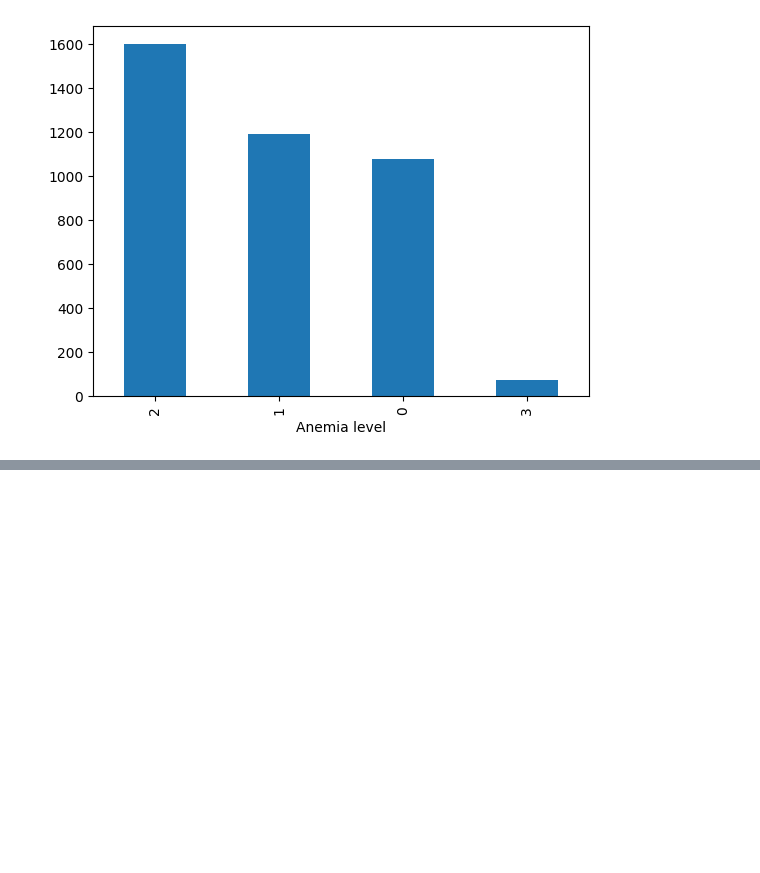
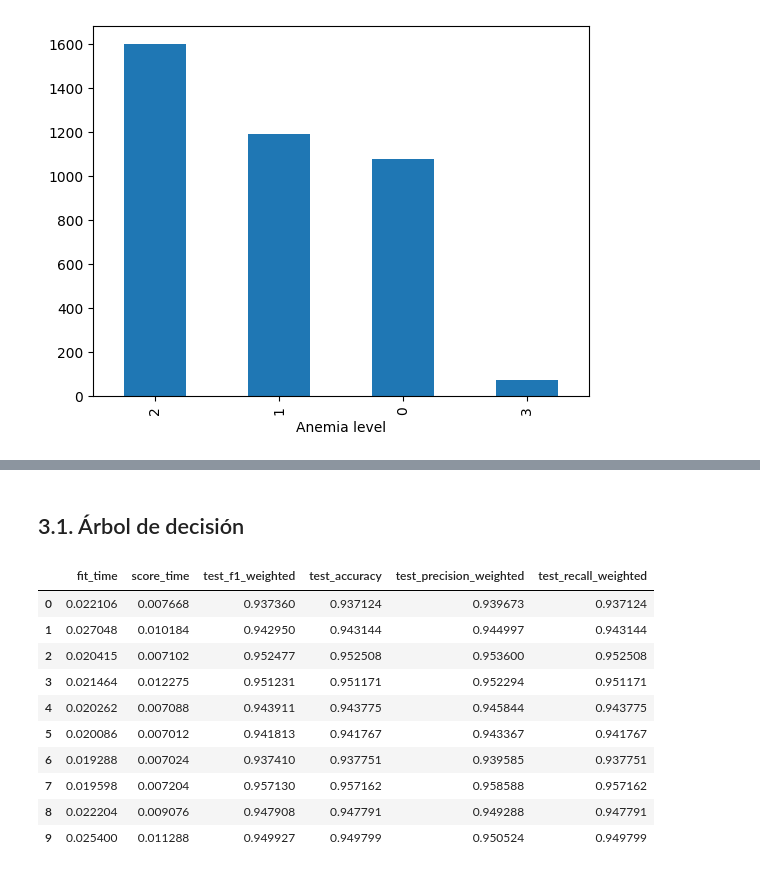
Before and after one commit to samuelperezh/factores-anemia-mineria, a Jupyter notebook: modelos.ipynb, the cells around one changed output, grey strips where cells are left out. Saved outputs shown, nothing was run; the diff lists cells and outputs as text; code cells hidden in the pictures; blank space fills up the shorter version.

```diff
--- a/modelos.ipynb
+++ b/modelos.ipynb
@@ -168,0 +192,24 @@ X_test.head()
+# %% [markdown]
+## 3.1. Árbol de decisión
+# %%
+#Creación del modelo con el conjunto de entrenamiento
+from sklearn.tree import DecisionTreeClassifier
+from sklearn.model_selection import cross_validate
+modelTree = DecisionTreeClassifier(criterion='gini', min_samples_leaf=2, max_depth=10) #gini, entropy
+
+scores = cross_validate(modelTree, X_train, Y_train, cv=10, scoring=('f1_weighted', 'accuracy', 'precision_weighted', 'recall_weighted'),
+                        return_train_score=False, return_estimator=False)
+scores=pd.DataFrame(scores)
+scores
+# %% [output]
+|  | fit_time | score_time | test_f1_weighted | test_accuracy | test_precision_weighted | test_recall_weighted |
+| 0 | 0.022106 | 0.007668 | 0.937360 | 0.937124 | 0.939673 | 0.937124 |
+| 1 | 0.027048 | 0.010184 | 0.942950 | 0.943144 | 0.944997 | 0.943144 |
+| 2 | 0.020415 | 0.007102 | 0.952477 | 0.952508 | 0.953600 | 0.952508 |
+| 3 | 0.021464 | 0.012275 | 0.951231 | 0.951171 | 0.952294 | 0.951171 |
+| 4 | 0.020262 | 0.007088 | 0.943911 | 0.943775 | 0.945844 | 0.943775 |
+| 5 | 0.020086 | 0.007012 | 0.941813 | 0.941767 | 0.943367 | 0.941767 |
+| 6 | 0.019288 | 0.007024 | 0.937410 | 0.937751 | 0.939585 | 0.937751 |
+| 7 | 0.019598 | 0.007204 | 0.957130 | 0.957162 | 0.958588 | 0.957162 |
+| 8 | 0.022204 | 0.009076 | 0.947908 | 0.947791 | 0.949288 | 0.947791 |
+| 9 | 0.025400 | 0.011288 | 0.949927 | 0.949799 | 0.950524 | 0.949799 |
```
Also changed, not shown: parts of 32 cells of this notebook.
